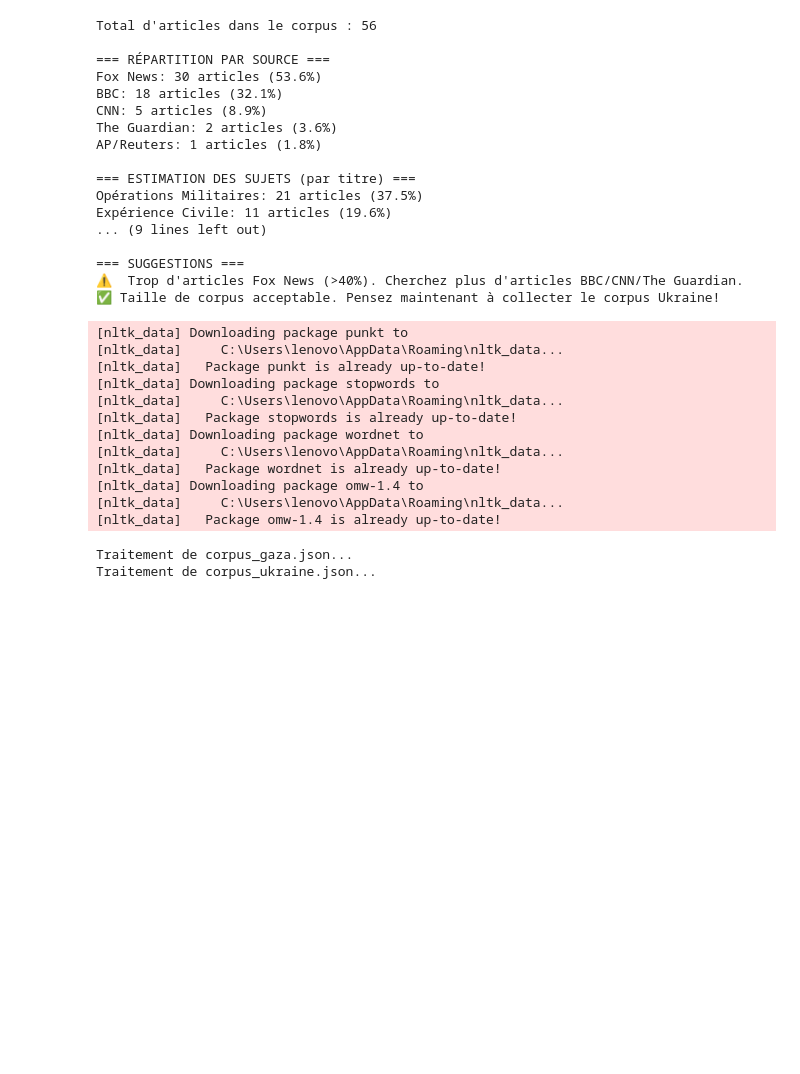
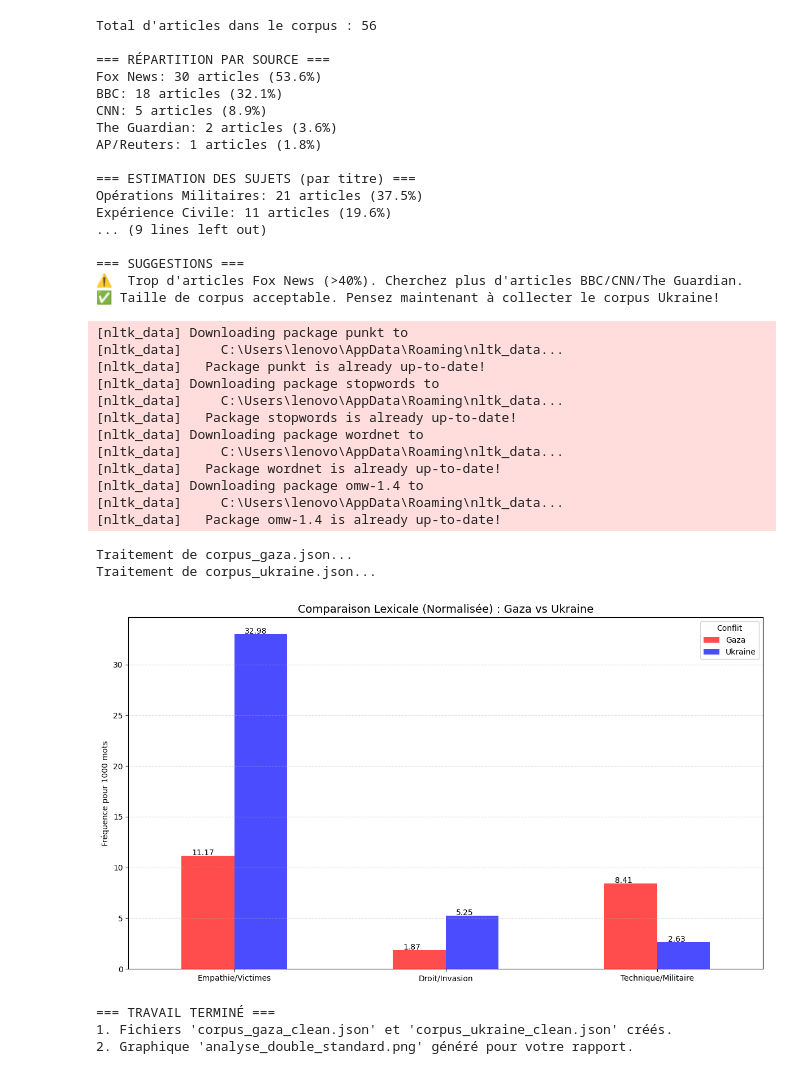
Before and after one commit to khaou1a/D-tectionDoublesStandard_Gaza, a Jupyter notebook: article_Gaza.ipynb, the cells around one changed output. Drawn from its saved outputs; the diff is of its cells as text; code cells hidden in the pictures; blank space fills up the shorter version.

```diff
--- a/article_Gaza.ipynb
+++ b/article_Gaza.ipynb
@@ -449,46 +449,50 @@ def analyze_bias(lemmas, label):
     for cat, words in target_categories.items():
         # On calcule le pourcentage d'apparition des mots de cette catégorie
         occurences = sum(counts[w] for w in words)
         res[cat] = (occurences / total) * 1000 # Normalisé pour 1000 mots
     return res
 
 stats_gaza = analyze_bias(lemmas_gaza, "Gaza")
 stats_ukraine = analyze_bias(lemmas_ukraine, "Ukraine")
 
 # --- VISUALISATION ---
 
-# df = pd.DataFrame({'Gaza': stats_gaza, 'Ukraine': stats_ukraine})
+df = pd.DataFrame({'Gaza': stats_gaza, 'Ukraine': stats_ukraine})
 
-# ax = df.plot(kind='bar', figsize=(12, 7), color=['red', 'blue'], alpha=0.7)
-# plt.title('Comparaison Lexicale (Normalisée) : Gaza vs Ukraine', fontsize=14)
-# plt.ylabel('Fréquence pour 1000 mots')
-# plt.xticks(rotation=0)
-# plt.grid(axis='y', linestyle='--', alpha=0.5)
-# plt.legend(title="Conflit")
+ax = df.plot(kind='bar', figsize=(12, 7), color=['red', 'blue'], alpha=0.7)
+plt.title('Comparaison Lexicale (Normalisée) : Gaza vs Ukraine', fontsize=14)
+plt.ylabel('Fréquence pour 1000 mots')
+plt.xticks(rotation=0)
+plt.grid(axis='y', linestyle='--', alpha=0.5)
+plt.legend(title="Conflit")
 
-# # Ajout des valeurs sur les barres
-# for p in ax.patches:
-#     ax.annotate(f'{p.get_height():.2f}', (p.get_x() + 0.05, p.get_height() + 0.05))
+# Ajout des valeurs sur les barres
+for p in ax.patches:
+    ax.annotate(f'{p.get_height():.2f}', (p.get_x() + 0.05, p.get_height() + 0.05))
 
-# plt.tight_layout()
-# plt.savefig('analyse_double_standard.png')
-# plt.show()
+plt.tight_layout()
+plt.savefig('analyse_double_standard.png')
+plt.show()
 
-# print("\n=== TRAVAIL TERMINÉ ===")
-# print("1. Fichiers 'corpus_gaza_clean.json' et 'corpus_ukraine_clean.json' créés.")
-# print("2. Graphique 'analyse_double_standard.png' généré pour votre rapport.")
+print("\n=== TRAVAIL TERMINÉ ===")
+print("1. Fichiers 'corpus_gaza_clean.json' et 'corpus_ukraine_clean.json' créés.")
+print("2. Graphique 'analyse_double_standard.png' généré pour votre rapport.")
 # %% [output]
 [nltk_data] Downloading package punkt to
 [nltk_data]     C:\Users\lenovo\AppData\Roaming\nltk_data...
 [nltk_data]   Package punkt is already up-to-date!
 [nltk_data] Downloading package stopwords to
 [nltk_data]     C:\Users\lenovo\AppData\Roaming\nltk_data...
 [nltk_data]   Package stopwords is already up-to-date!
 [nltk_data] Downloading package wordnet to
 [nltk_data]     C:\Users\lenovo\AppData\Roaming\nltk_data...
 [nltk_data]   Package wordnet is already up-to-date!
 [nltk_data] Downloading package omw-1.4 to
 [nltk_data]     C:\Users\lenovo\AppData\Roaming\nltk_data...
 [nltk_data]   Package omw-1.4 is already up-to-date!
 Traitement de corpus_gaza.json...
 Traitement de corpus_ukraine.json...
+[figure, added]
+=== TRAVAIL TERMINÉ ===
+1. Fichiers 'corpus_gaza_clean.json' et 'corpus_ukraine_clean.json' créés.
+2. Graphique 'analyse_double_standard.png' généré pour votre rapport.
```
Also changed, not shown: parts of 3 cells of this notebook, 5 other files.
